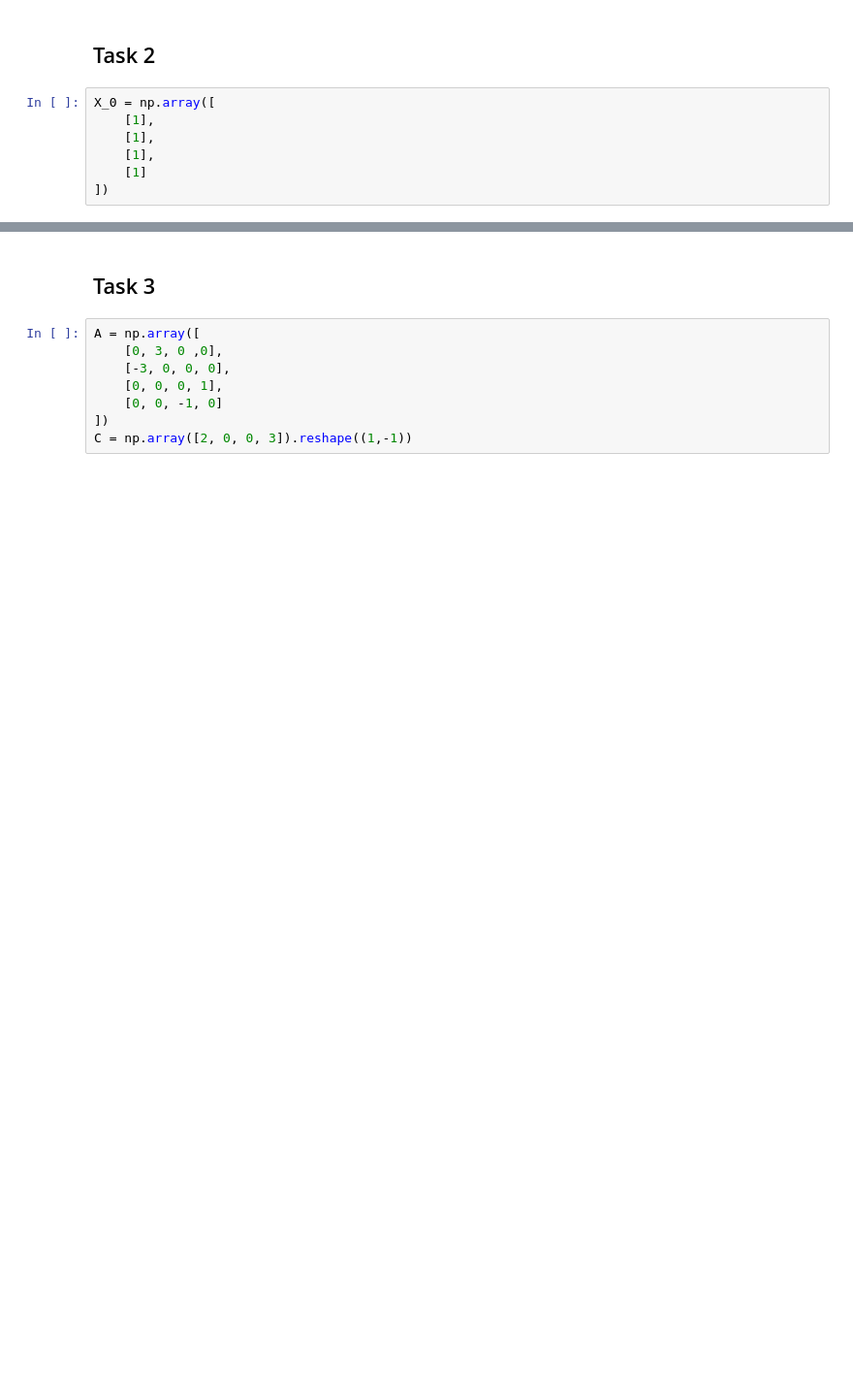
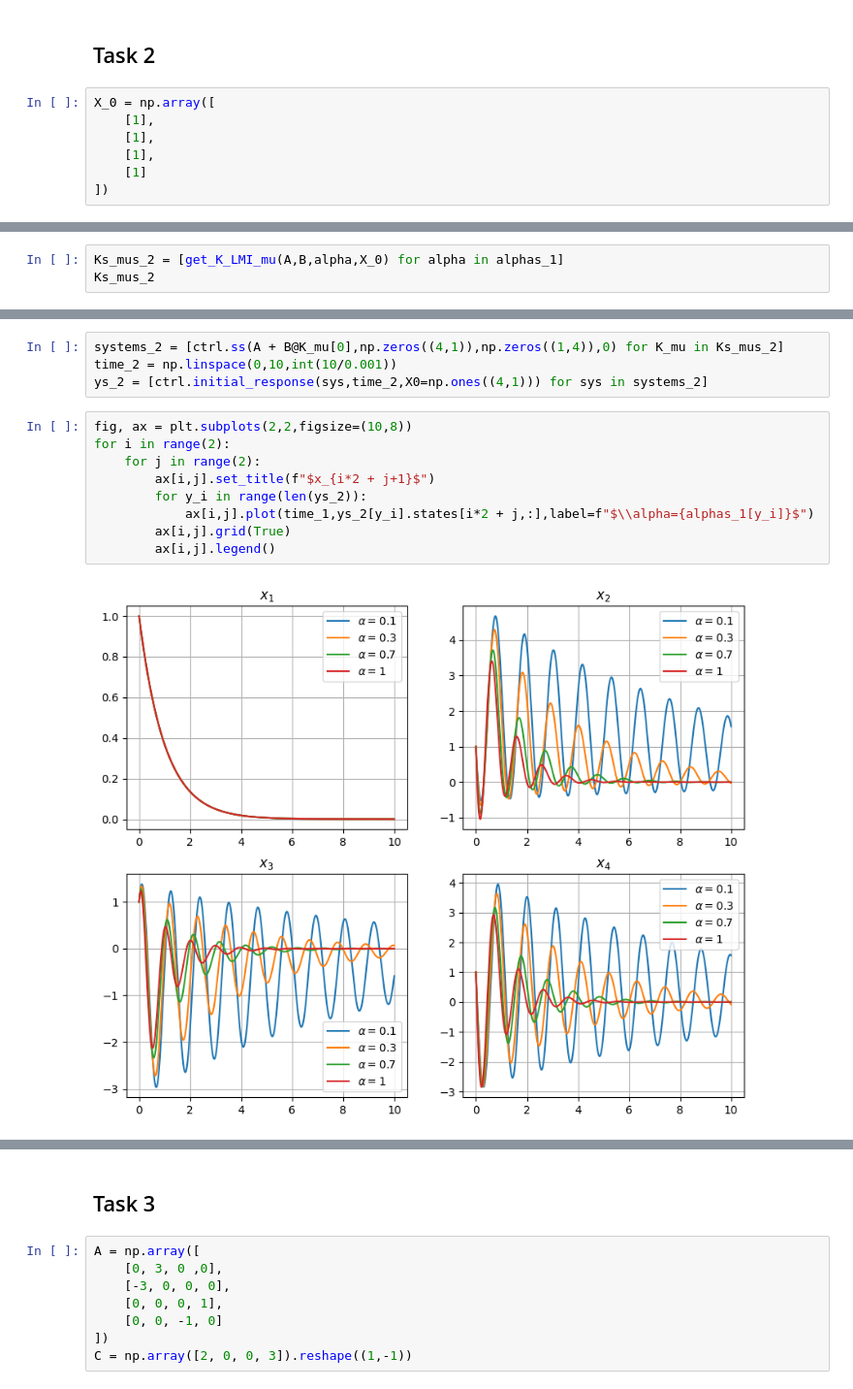
Before and after one commit to diuzhevVlad/control-theory-itmo-2023-2024, a Jupyter notebook: Lab9/Lab9.ipynb, the cells around one changed output, grey strips where cells are left out. Shown at 97% size. Saved outputs shown, nothing was run; the diff lists cells and outputs as text; blank space fills up the shorter version.

```diff
--- a/Lab9/Lab9.ipynb
+++ b/Lab9/Lab9.ipynb
@@ -111,0 +130,3 @@ X_0 = np.array([
+# %%
+Ks_mus_2 = [get_K_LMI_mu(A,B,alpha,X_0) for alpha in alphas_1]
+Ks_mus_2
@@ -122,0 +158,15 @@ res
+# %%
+systems_2 = [ctrl.ss(A + B@K_mu[0],np.zeros((4,1)),np.zeros((1,4)),0) for K_mu in Ks_mus_2]
+time_2 = np.linspace(0,10,int(10/0.001))
+ys_2 = [ctrl.initial_response(sys,time_2,X0=np.ones((4,1))) for sys in systems_2]
+# %%
+fig, ax = plt.subplots(2,2,figsize=(10,8))
+for i in range(2):
+    for j in range(2):
+        ax[i,j].set_title(f"$x_{i*2 + j+1}$")
+        for y_i in range(len(ys_2)):
+            ax[i,j].plot(time_1,ys_2[y_i].states[i*2 + j,:],label=f"$\\alpha={alphas_1[y_i]}$")
+        ax[i,j].grid(True)
+        ax[i,j].legend()
+# %% [output]
+[figure, added]
```
Also changed, not shown: parts of 46 cells of this notebook.
